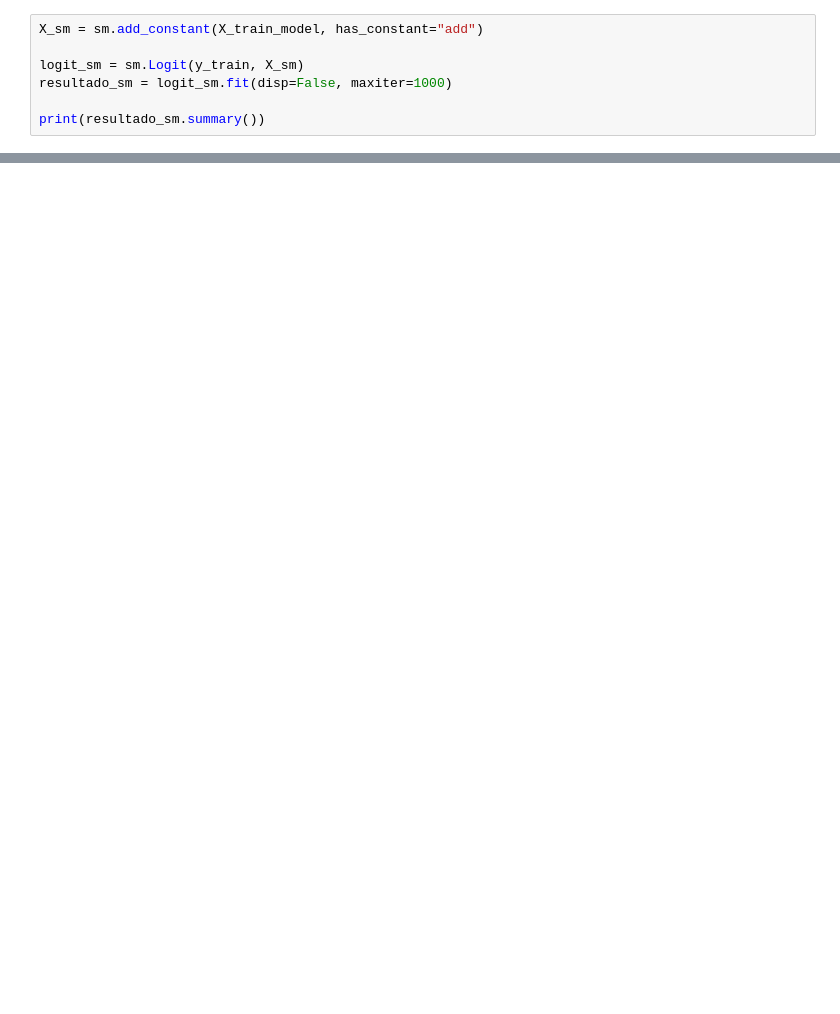
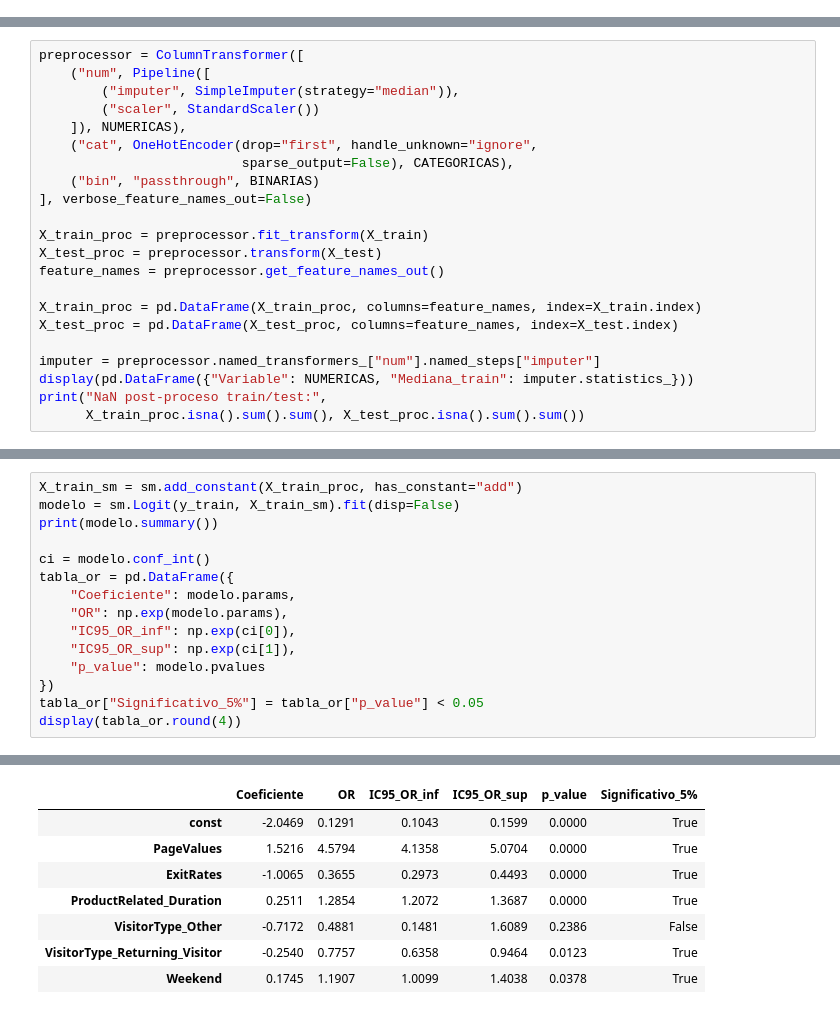
Before and after one commit to vedurancisterna-alt/Estadistica_Computacional, a Jupyter notebook: F2/Formativa_2_modelamiento_predictivo.ipynb, the cells around one changed output, grey strips where cells are left out. Cells and saved outputs as stored; diff of their text form; blank space fills up the shorter version.

Commit message:
Actualiza Formativa 2 con faltantes MCAR e imputacion por mediana

```diff
--- a/F2/Formativa_2_modelamiento_predictivo.ipynb
+++ b/F2/Formativa_2_modelamiento_predictivo.ipynb
@@ -281,7 +0,0 @@ Para las variables numéricas estandarizadas, el OR representa el cambio multipl
-# %%
-X_sm = sm.add_constant(X_train_model, has_constant="add")
-
-logit_sm = sm.Logit(y_train, X_sm)
-resultado_sm = logit_sm.fit(disp=False, maxiter=1000)
-
-print(resultado_sm.summary())
@@ -549,0 +174,22 @@ De cara a la Sumativa 3, el principal desafío será mejorar la detección de la
+# %%
+preprocessor = ColumnTransformer([
+    ("num", Pipeline([
+        ("imputer", SimpleImputer(strategy="median")),
+        ("scaler", StandardScaler())
+    ]), NUMERICAS),
+    ("cat", OneHotEncoder(drop="first", handle_unknown="ignore",
+                          sparse_output=False), CATEGORICAS),
+    ("bin", "passthrough", BINARIAS)
+], verbose_feature_names_out=False)
+
+X_train_proc = preprocessor.fit_transform(X_train)
+X_test_proc = preprocessor.transform(X_test)
+feature_names = preprocessor.get_feature_names_out()
+
+X_train_proc = pd.DataFrame(X_train_proc, columns=feature_names, index=X_train.index)
+X_test_proc = pd.DataFrame(X_test_proc, columns=feature_names, index=X_test.index)
+
+imputer = preprocessor.named_transformers_["num"].named_steps["imputer"]
+display(pd.DataFrame({"Variable": NUMERICAS, "Mediana_train": imputer.statistics_}))
+print("NaN post-proceso train/test:",
+      X_train_proc.isna().sum().sum(), X_test_proc.isna().sum().sum())
@@ -549,0 +206,16 @@ De cara a la Sumativa 3, el principal desafío será mejorar la detección de la
+# %%
+X_train_sm = sm.add_constant(X_train_proc, has_constant="add")
+modelo = sm.Logit(y_train, X_train_sm).fit(disp=False)
+print(modelo.summary())
+
+ci = modelo.conf_int()
+tabla_or = pd.DataFrame({
+    "Coeficiente": modelo.params,
+    "OR": np.exp(modelo.params),
+    "IC95_OR_inf": np.exp(ci[0]),
+    "IC95_OR_sup": np.exp(ci[1]),
+    "p_value": modelo.pvalues
+})
+tabla_or["Significativo_5%"] = tabla_or["p_value"] < 0.05
+display(tabla_or.round(4))
+# %% [output]
@@ -549,0 +242,8 @@ De cara a la Sumativa 3, el principal desafío será mejorar la detección de la
+|  | Coeficiente | OR | IC95_OR_inf | IC95_OR_sup | p_value | Significativo_5% |
+| const | -2.0469 | 0.1291 | 0.1043 | 0.1599 | 0.0000 | True |
+| PageValues | 1.5216 | 4.5794 | 4.1358 | 5.0704 | 0.0000 | True |
+| ExitRates | -1.0065 | 0.3655 | 0.2973 | 0.4493 | 0.0000 | True |
+| ProductRelated_Duration | 0.2511 | 1.2854 | 1.2072 | 1.3687 | 0.0000 | True |
+| VisitorType_Other | -0.7172 | 0.4881 | 0.1481 | 1.6089 | 0.2386 | False |
+| VisitorType_Returning_Visitor | -0.2540 | 0.7757 | 0.6358 | 0.9464 | 0.0123 | True |
+| Weekend | 0.1745 | 1.1907 | 1.0099 | 1.4038 | 0.0378 | True |
```
Also changed, not shown: parts of 65 cells of this notebook.
